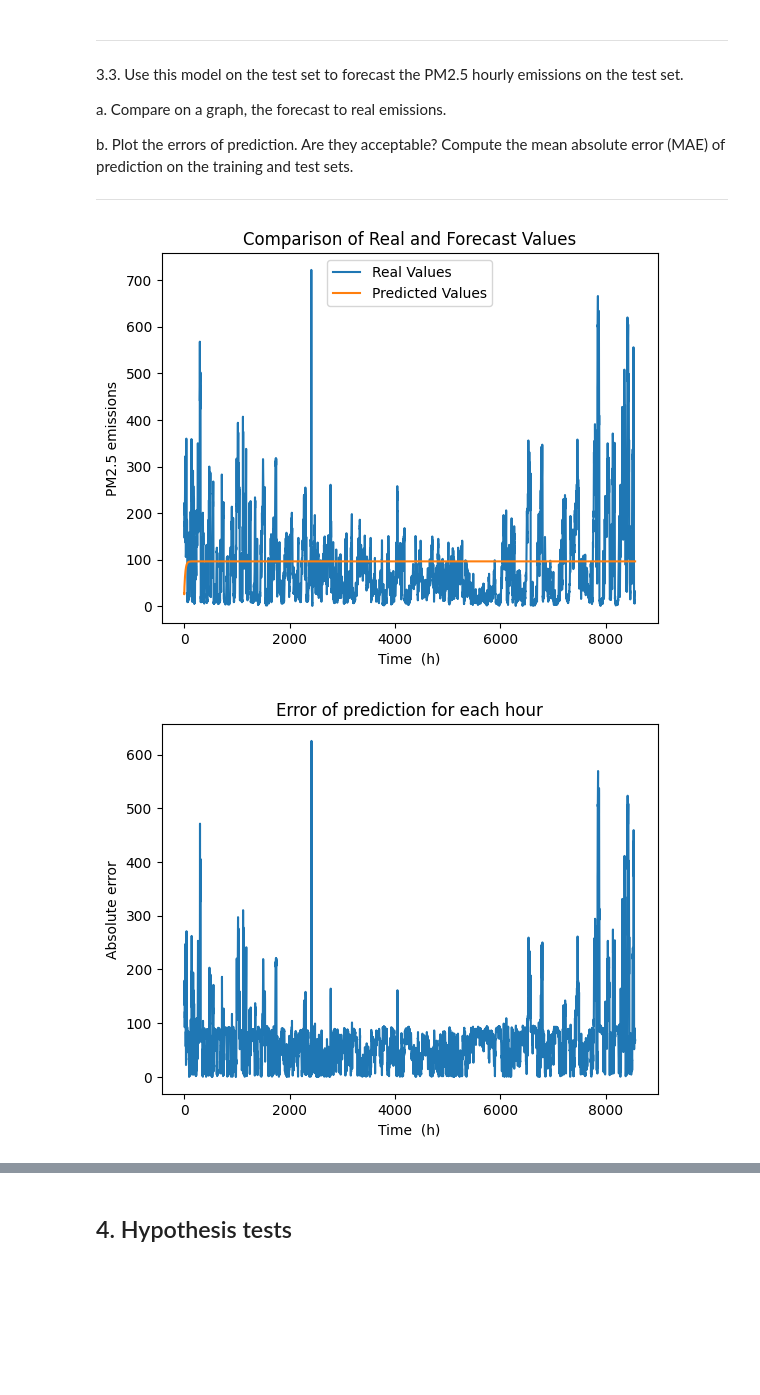
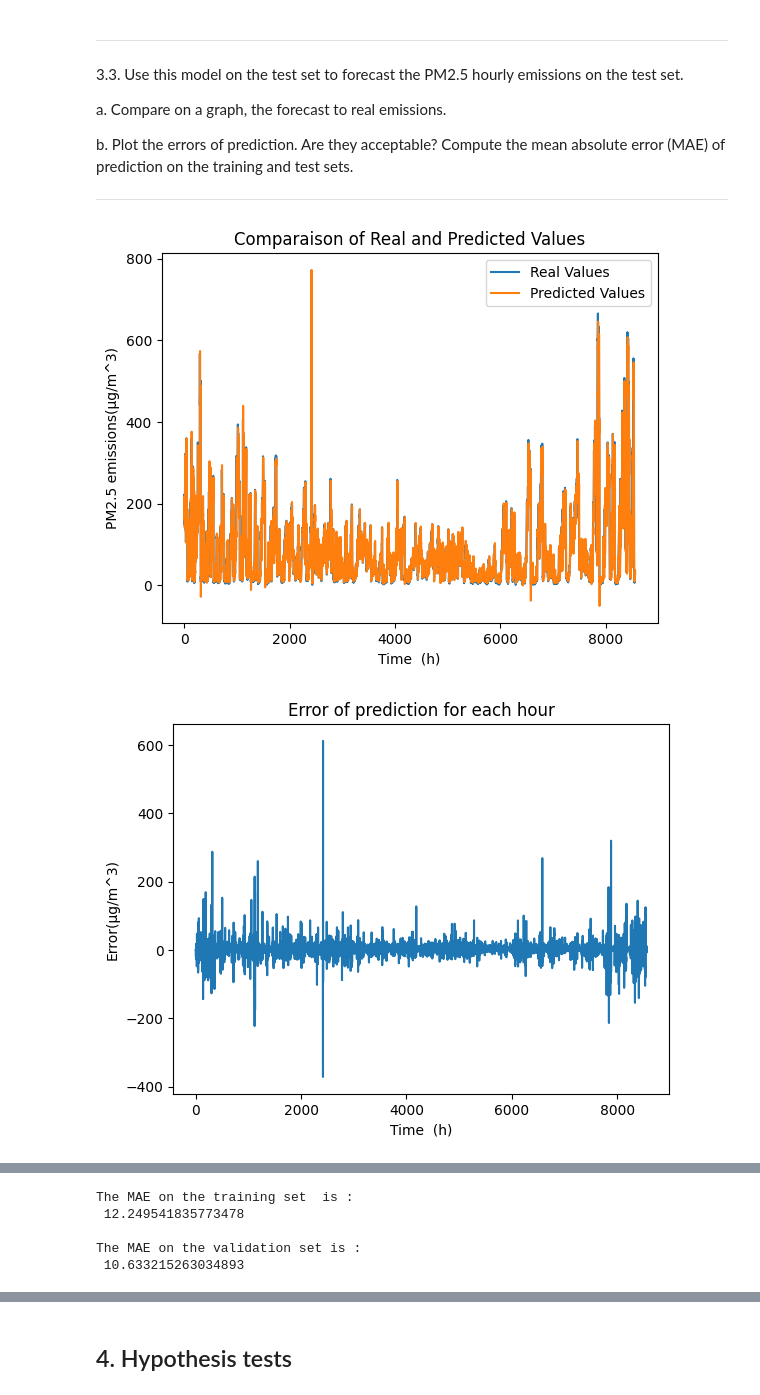
Before and after one commit to Edouard1000/Hackaton1, a Jupyter notebook: Hackathon 1.ipynb, the cells around one changed output, grey strips where cells are left out. Cells and saved outputs as stored; diff of their text form; code cells hidden in the pictures; blank space fills up the shorter version.

```diff
--- a/Hackathon 1.ipynb
+++ b/Hackathon 1.ipynb
@@ -637,42 +705,71 @@ a2= coefficient['x2']
 a3= coefficient['x3']
 const = coefficient['const']
 
 y_hat = np.zeros(len(validation_set))
 for i in range(3):
-    y_hat[i]=validation_set.iloc[-1-i]
-
+    y_hat[i]=validation_set.values[i]   # The 3 first values of y_hat are the 3 first values of the validation set (negative index)
 
 
 for i in range(3,len(validation_set)):
-    y_hat[i]= a1*y_hat[i-1] + a2*y_hat[i-2] + a3*y_hat[i-3] +const
+    y_hat[i]= a1*validation_set.values[i-1] + a2*validation_set.values[i-2] + a3*validation_set.values[i-3] +const
 
 
 
 # Graph to compare forecast with real emissions
 
 real_values = validation_set.iloc[3:].values.flatten()
 plt.plot(real_values, label='Real Values')
 plt.plot(y_hat, label='Predicted Values')
 plt.legend()
-plt.title('Comparison of Real and Forecast Values')
+plt.title('Comparaison of Real and Predicted Values')
 plt.xlabel('Time  (h)')
-plt.ylabel('PM2.5 emissions')
+plt.ylabel('PM2.5 emissions(µg/m^3)')
 plt.show()
 
 
 # Plot the error of prediction
 
-error = np.zeros(len(y_hat))
+error_val = np.zeros(len(y_hat))
 for i in range(len(y_hat)):
-    error[i] = abs(y_hat[i]-validation_set.iloc[i])
+    error_val[i] = y_hat[i]-validation_set.values[i]
 
 
-
-plt.plot(error)
+plt.plot(error_val)
 plt.title('Error of prediction for each hour')
 plt.xlabel('Time  (h)')
-plt.ylabel('Absolute error')
+plt.ylabel('Error(µg/m^3)')
 plt.show()
+
+# Plot the hisogram of the error
+
+plt.figure(figsize=(6, 5))
+plt.hist(error_val, bins=40,color='blue', alpha=0.7)
+plt.title('Histogram of the error on test set')
+plt.xlabel('Error')
+plt.ylabel('Frequency')
+plt.show()
+
+
+# Compute error prediction on training set
+
+y_hat2 = np.zeros(len(training_set))
+for i in range(3):
+    y_hat2[i]=training_set.values[i]
+
+for i in range(3,len(training_set)):
+    y_hat2[i]= a1*training_set.values[i-1] + a2*training_set.values[i-2] + a3*training_set.values[i-3] +const
+
+error_train = np.zeros(len(y_hat2))
+for i in range(len(y_hat2)):
+    error_train[i] = y_hat2[i]-training_set.values[i]
+
+# Computation of the mean absolute error
+
+MAE_val=np.mean(abs(error_val))
+MAE_train = np.mean(abs(error_train))
+
+print("\nThe MAE on the training set  is :\n" ,MAE_train)
+print("\nThe MAE on the validation set is :\n" ,MAE_val)
 # %% [output]
-[figure, old version]
+[figure, new version]
-[figure, old version]
+[figure, new version]
@@ -678,0 +777,5 @@ plt.show()
+The MAE on the training set  is :
+ 12.249541835773478
+
+The MAE on the validation set is :
+ 10.633215263034893
```
Also changed, not shown: parts of 10 cells of this notebook.
